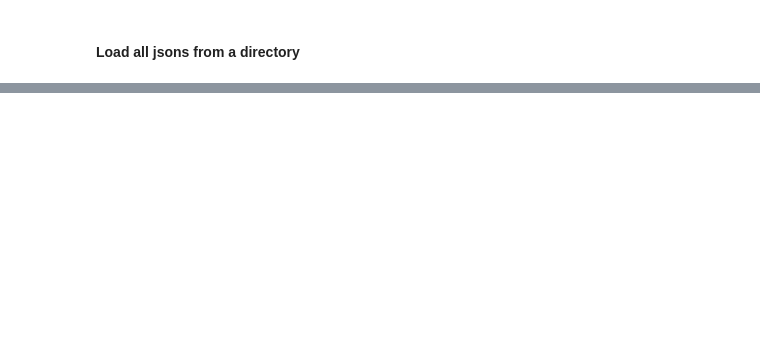
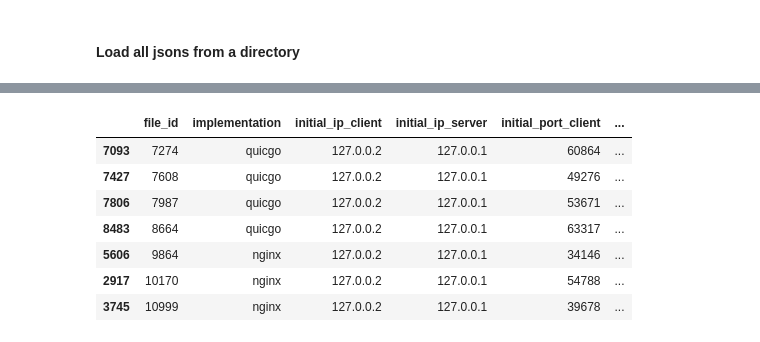
Before and after one commit to imets01/synthetic_network_data_gen, a Jupyter notebook: high_level_features/high_level_dataset_generation_script.ipynb, the cells around one changed output, grey strips where cells are left out. Cells and saved outputs as stored; diff of their text form; code cells hidden in the pictures; blank space fills up the shorter version.

```diff
--- a/high_level_features/high_level_dataset_generation_script.ipynb
+++ b/high_level_features/high_level_dataset_generation_script.ipynb
@@ -691,0 +697,11 @@ Final DataFrame with all extracted features:
+# %%
+df[df['migration_type']=='NO_DOWNLOAD'].sort_values('file_id')
+# %% [output]
+|  | file_id | implementation | initial_ip_client | initial_ip_server | initial_port_client | ... |
+| 7093 | 7274 | quicgo | 127.0.0.2 | 127.0.0.1 | 60864 | ... |
+| 7427 | 7608 | quicgo | 127.0.0.2 | 127.0.0.1 | 49276 | ... |
+| 7806 | 7987 | quicgo | 127.0.0.2 | 127.0.0.1 | 53671 | ... |
+| 8483 | 8664 | quicgo | 127.0.0.2 | 127.0.0.1 | 63317 | ... |
+| 5606 | 9864 | nginx | 127.0.0.2 | 127.0.0.1 | 34146 | ... |
+| 2917 | 10170 | nginx | 127.0.0.2 | 127.0.0.1 | 54788 | ... |
+| 3745 | 10999 | nginx | 127.0.0.2 | 127.0.0.1 | 39678 | ... |
```
Also changed, not shown: parts of 13 cells of this notebook, 8 other files.
